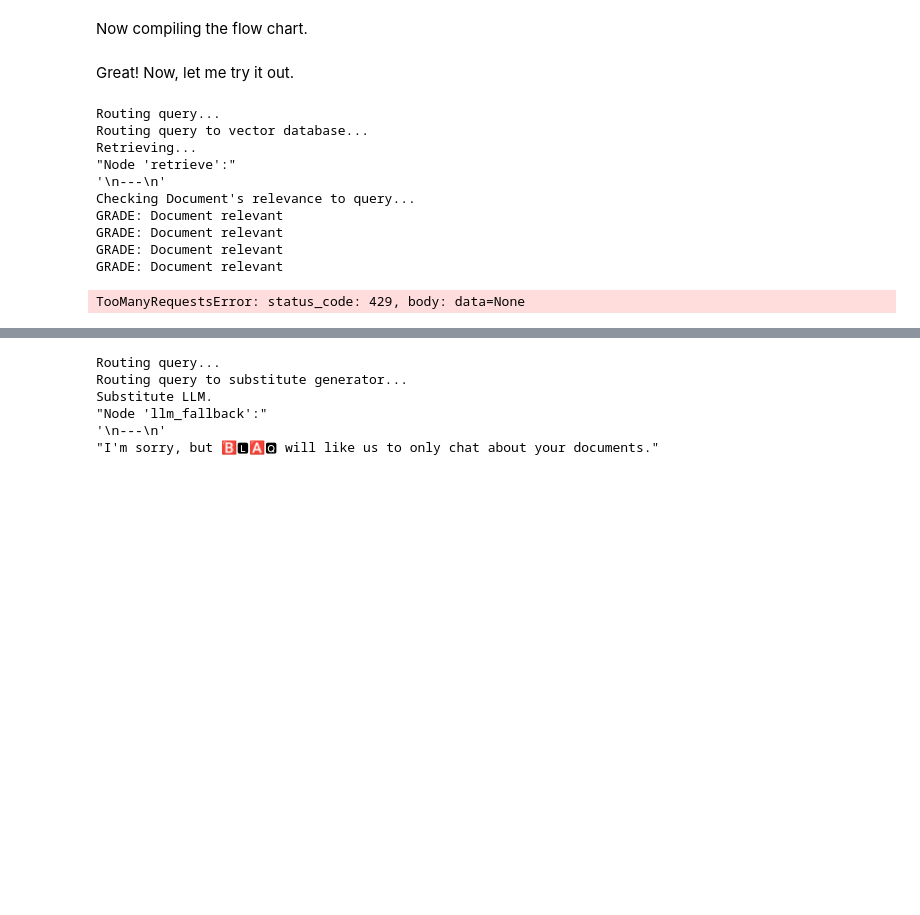
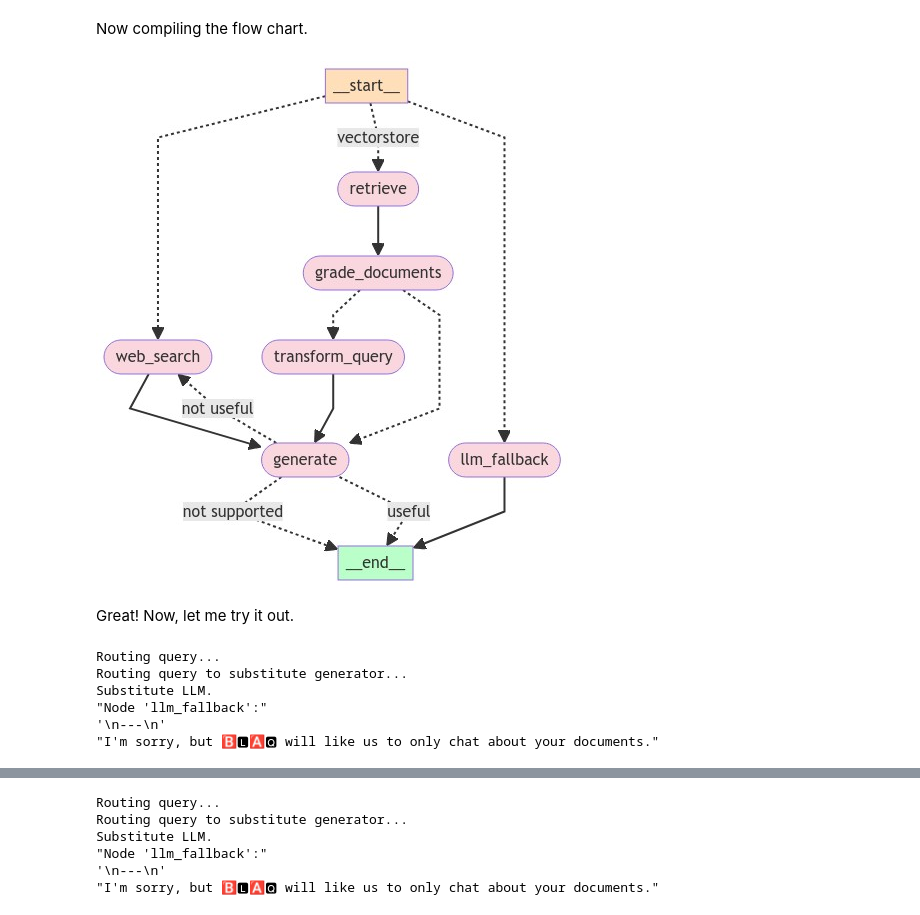
Before and after one commit to Blaqadonis/my_rag_project, a Jupyter notebook: notebooks/02_advanced_rag/02_adaptive_rag.ipynb, the cells around one changed output, grey strips where cells are left out. Drawn from its saved outputs; the diff is of its cells as text; code cells hidden in the pictures; blank space fills up the shorter version.

```diff
--- a/notebooks/02_advanced_rag/02_adaptive_rag.ipynb
+++ b/notebooks/02_advanced_rag/02_adaptive_rag.ipynb
@@ -590,7 +592,7 @@ def web_search(state):
 
     # Web search
     docs = web_search_tool.invoke({"query": question})
-    web_results = "\n".join([d["content"] for d in docs])
+    web_results = "\n".join([d.get("content", "") for d in docs if isinstance(d, dict)])
     web_results = Document(page_content=web_results)
 
     return {"documents": web_results, "question": question}
@@ -673,23 +675,23 @@ def grade_generation_v_documents_and_question(state):
     generation = state["generation"]
 
     score = hallucination_grader.invoke({"documents": documents, "generation": generation})
-    grade = score.binary_score
+    #grade = score.binary_score
 
     # Check hallucination
-    if grade == "yes":
+    if score == "yes":
         print("DECISION: Response is grounded. No hallucination.")
         # Check question-answering
         print("Grading relevancy to user query...")
-        score = answer_grader.invoke({"question": question,"generation": generation})
-        grade = score.binary_score
-        if grade == "yes":
+        score2 = answer_grader.invoke({"question": question,"generation": generation})
+        #grade = score.binary_score
+        if score2 == "yes":
             print("DECISION: Response is relevant to user query.")
             return "useful"
         else:
             print("DECISION: Response DOES NOT address user query.")
             return "not useful"
     else:
-        pprint("DECISION: Response is NOT grounded with knowledge base. Retrying...")
+        pprint("DECISION: Hallucinating. Response is NOT grounded.")
         return "not supported"
 # %% [markdown]
 Now compiling the flow chart.
@@ -697,6 +699,7 @@ Now compiling the flow chart.
 # The graph
 
 from langgraph.graph import END, StateGraph
+from IPython.display import Image, display
 
 workflow = StateGraph(GraphState)
 
@@ -710,44 +713,50 @@ workflow.add_node("transform_query", transform_query) #query restructure
 
 # Build graph
 workflow.set_conditional_entry_point(
     route_question,
     {
         "web_search": "web_search",
         "vectorstore": "retrieve",
         "llm_fallback": "llm_fallback",
     },
 )
 workflow.add_edge("web_search", "generate")
 workflow.add_edge("retrieve", "grade_documents")
 workflow.add_conditional_edges(
     "grade_documents",
     decide_to_generate,
     {
-        "web_search": "web_search",
+        "transform_query": "transform_query",
         "generate": "generate",
     },
 )
 workflow.add_conditional_edges(
     "generate",
     grade_generation_v_documents_and_question,
     {
-        "not supported": "generate", # Hallucinations: re-generate
-        "not useful": "transform_query", # Fails to answer question: fall-back to web-search
+        "not supported": END, # Hallucinations: re-generate
+        "not useful": "web_search", # Fails to answer question: fall-back to web-search
         "useful": END,
     },
 )
-workflow.add_edge("transform_query", END)
+workflow.add_edge("transform_query", "generate")
 workflow.add_edge("llm_fallback", END)
 
 # Compile
 app = workflow.compile()
+app.get_graph().draw_mermaid_png(output_file_path="graph.png")
+
+# Display the image
+display(Image(filename="graph.png"))
+# %% [output]
+[figure, added]
 # %% [markdown]
 Great! Now, let me try it out.
 # %%
 from pprint import pprint
 
 # Run
-inputs = {"question": "What is this knowledge base about?"}
+inputs = {"question": "What is this document about?"}
 for output in app.stream(inputs):
     for key, value in output.items():
         # Node
@@ -760,16 +769,11 @@ for output in app.stream(inputs):
 pprint(value["generation"])
 # %% [output]
 Routing query...
-Routing query to vector database...
-Retrieving...
-"Node 'retrieve':"
+Routing query to substitute generator...
+Substitute LLM.
+"Node 'llm_fallback':"
 '\n---\n'
-Checking Document's relevance to query...
-GRADE: Document relevant
-GRADE: Document relevant
-GRADE: Document relevant
-GRADE: Document relevant
+"I'm sorry, but 🅱🅻🅰🆀 will like us to only chat about your documents."
-TooManyRequestsError: status_code: 429, body: data=None
 # %%
 from pprint import pprint
 
```
Also changed, not shown: parts of 7 cells of this notebook, 16 other files.
